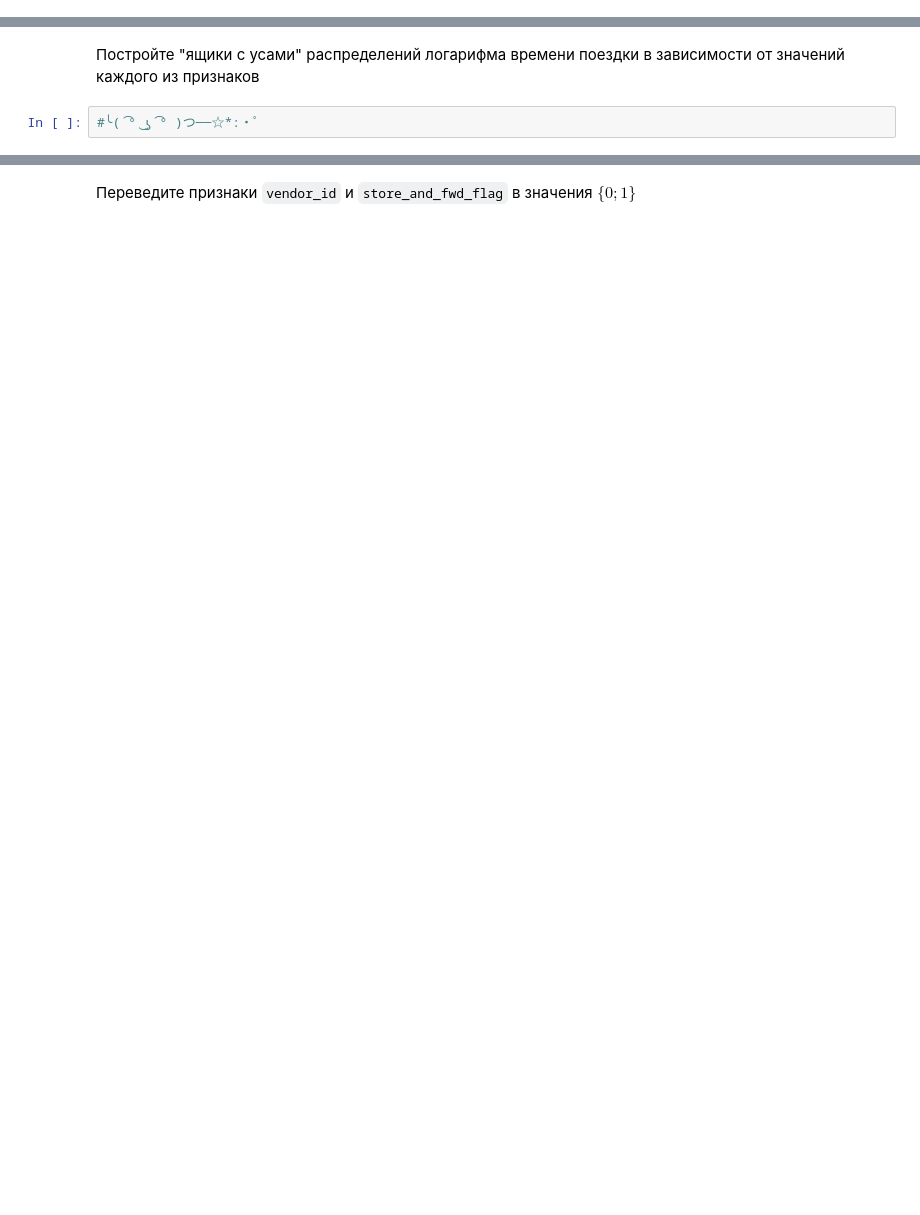
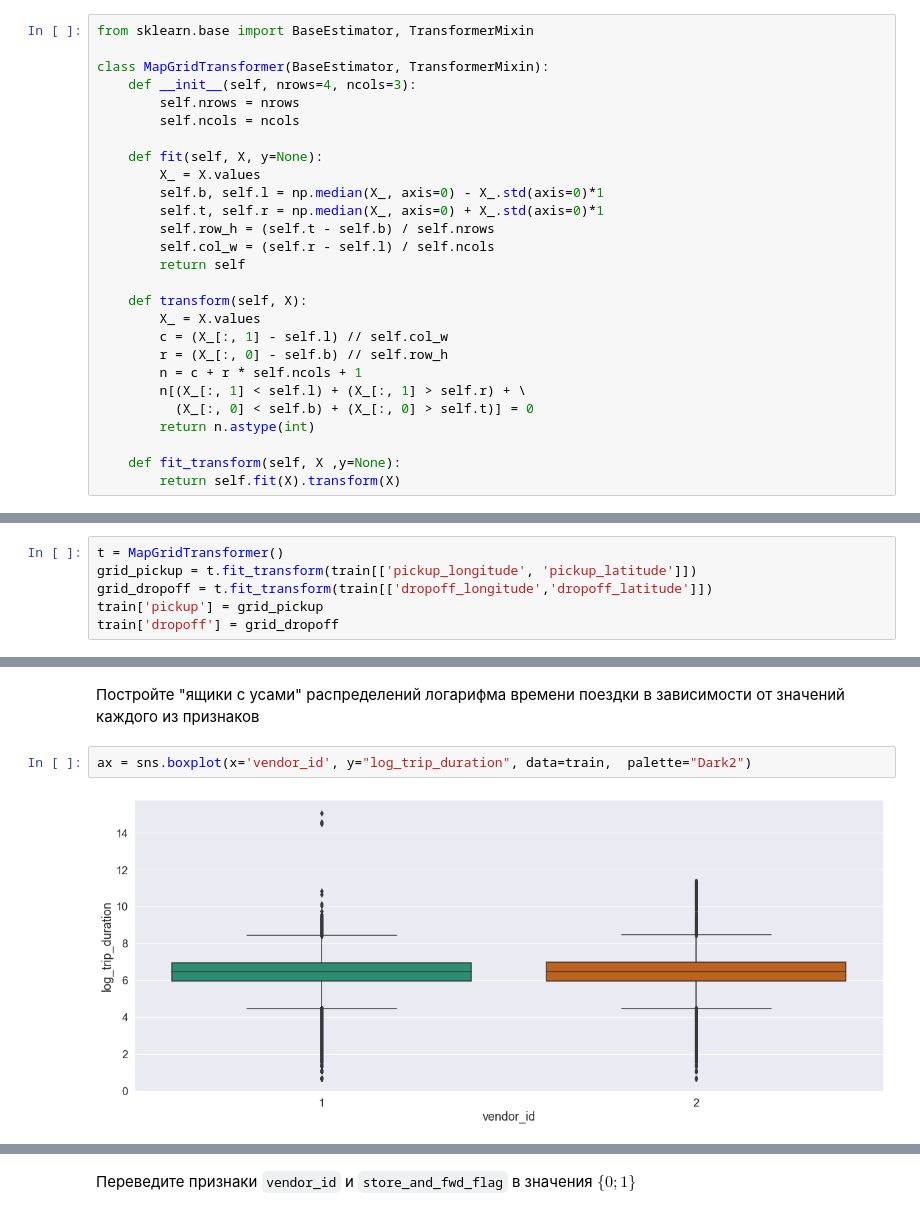
Before and after one commit to SciWake/Intermediate_education, a Jupyter notebook: Machine_learning/homeworks-practice/homework-practice-02-linregr.ipynb, the cells around one changed output, grey strips where cells are left out. Drawn from its saved outputs; the diff is of its cells as text; blank space fills up the shorter version.

```diff
--- a/Machine_learning/homeworks-practice/homework-practice-02-linregr.ipynb
+++ b/Machine_learning/homeworks-practice/homework-practice-02-linregr.ipynb
@@ -659,3 +659,30 @@ ax = sns.boxplot(x='dropoff_ken', y="log_trip_duration", data=train, palette = [
 Напишите трансформер, который сначала разбивает показанную на рисунке область на ячейки, а затем создает два признака: номер ячейки, в которой началась поездка, и номер ячейки, в которой закончилась поездка. Количество строк и столбцов выберите самостоятельно.
 
 Обратите внимание, что все вычисления должны быть векторизованными, трансформер не должен модифицировать передаваемую ему выборку inplace, а все необходимые статистики (если они вдруг нужны) нужно считать только по обучающей выборке в методе `fit`:
+# %%
+from sklearn.base import BaseEstimator, TransformerMixin
+
+class MapGridTransformer(BaseEstimator, TransformerMixin):
+    def __init__(self, nrows=4, ncols=3):
+        self.nrows = nrows
+        self.ncols = ncols
+
+    def fit(self, X, y=None):
+        X_ = X.values
+        self.b, self.l = np.median(X_, axis=0) - X_.std(axis=0)*1
+        self.t, self.r = np.median(X_, axis=0) + X_.std(axis=0)*1
+        self.row_h = (self.t - self.b) / self.nrows
+        self.col_w = (self.r - self.l) / self.ncols
+        return self
+
+    def transform(self, X):
+        X_ = X.values
+        c = (X_[:, 1] - self.l) // self.col_w
+        r = (X_[:, 0] - self.b) // self.row_h
+        n = c + r * self.ncols + 1
+        n[(X_[:, 1] < self.l) + (X_[:, 1] > self.r) + \
+          (X_[:, 0] < self.b) + (X_[:, 0] > self.t)] = 0
+        return n.astype(int)
+
+    def fit_transform(self, X ,y=None):
+        return self.fit(X).transform(X)
@@ -662,2 +699,8 @@ ax = sns.boxplot(x='dropoff_ken', y="log_trip_duration", data=train, palette = [
+# %%
+t = MapGridTransformer()
+grid_pickup = t.fit_transform(train[['pickup_longitude', 'pickup_latitude']])
+grid_dropoff = t.fit_transform(train[['dropoff_longitude','dropoff_latitude']])
+train['pickup'] = grid_pickup
+train['dropoff'] = grid_dropoff
 # %% [markdown]
 **Задание 10 (0.25 балла)**. Обучите `Ridge`-регрессию со стандартными параметрами на признаках, которые мы выделили к текущему моменту. Категориальные признаки закодируйте через one-hot-кодирование, числовые признаки отмасштабируйте.
@@ -674,4 +768,6 @@ ax = sns.boxplot(x='dropoff_ken', y="log_trip_duration", data=train, palette = [
 # %% [markdown]
 Постройте "ящики с усами" распределений логарифма времени поездки в зависимости от значений каждого из признаков
-# %%
-#╰( ͡° ͜ʖ ͡° )つ──☆*:・ﾟ
+# %%
+ax = sns.boxplot(x='vendor_id', y="log_trip_duration", data=train,  palette="Dark2")
+# %% [output]
+[figure, added]
```
Also changed, not shown: parts of 60 cells of this notebook.
